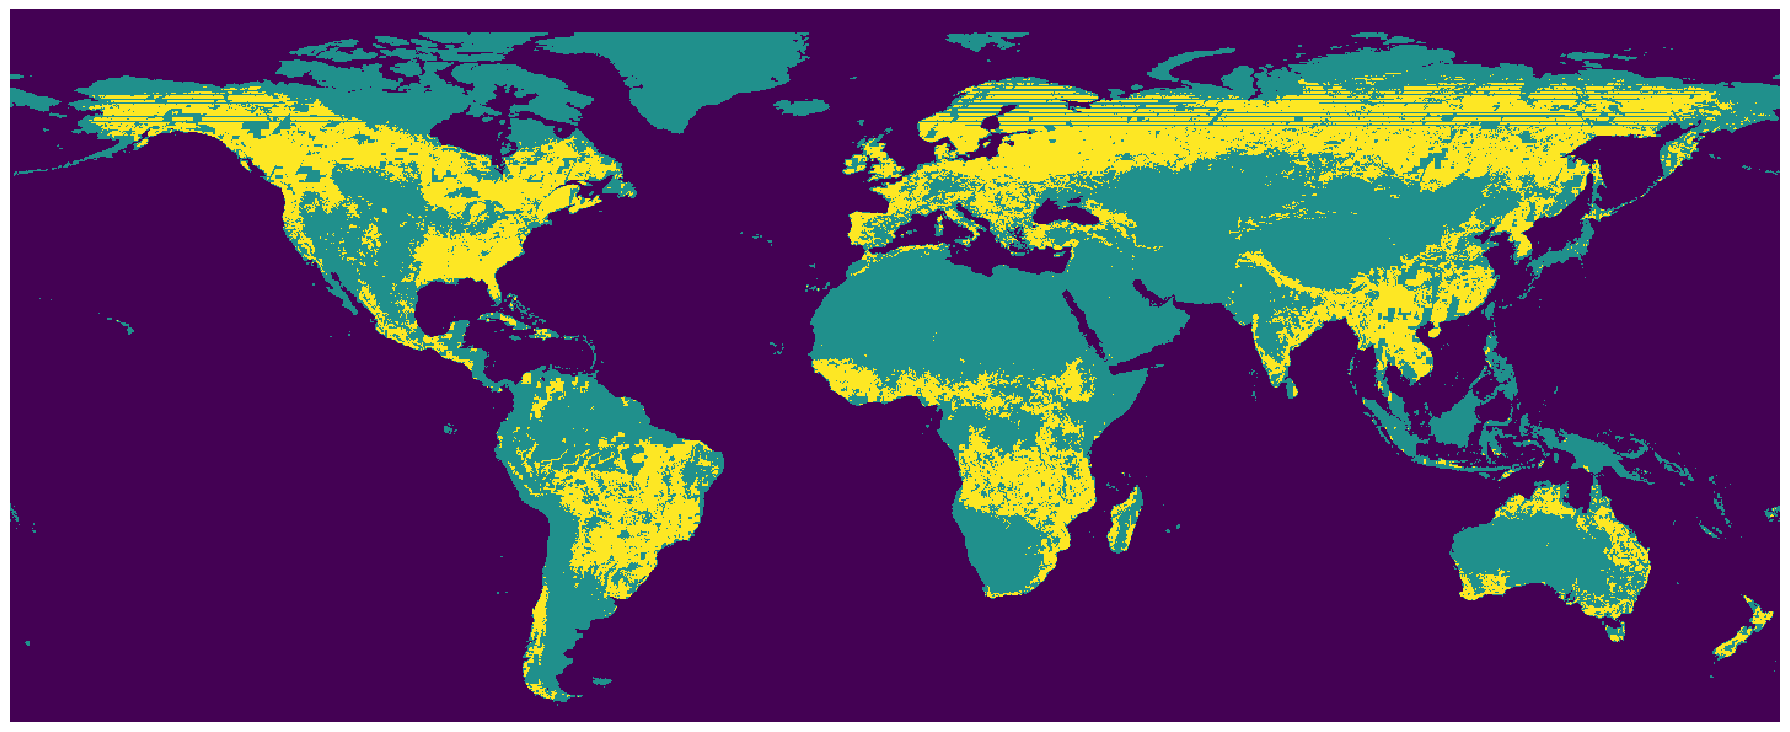
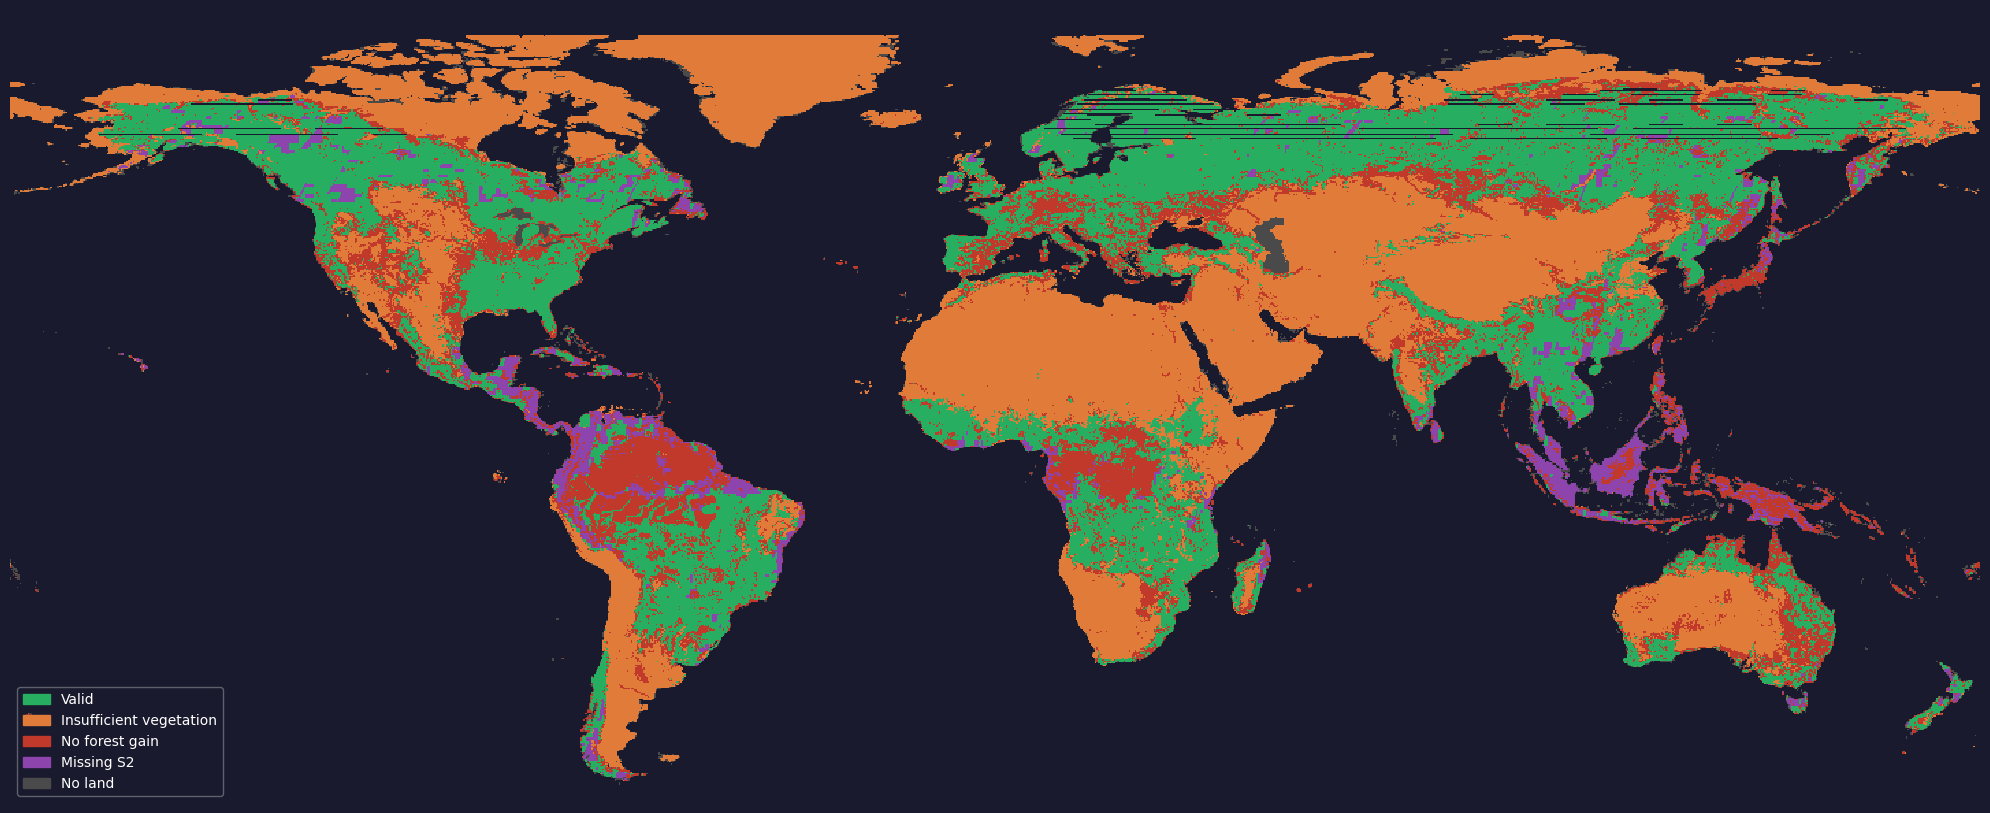
Code edit (unified diff) that turned the first committed figure into the second:
--- before
+++ after
@@ -2,4 +2,5 @@
 import numpy as np
 import matplotlib.pyplot as plt
+import matplotlib.patches as mpatches
 
 STEP = 0.25
@@ -11,24 +12,41 @@
 lat_bins = int(145 / STEP)
 
-all_grid = np.zeros((lat_bins, lon_bins), dtype=np.uint8)
-valid_grid = np.zeros((lat_bins, lon_bins), dtype=np.uint8)
+# 0 = empty
+# 1 = no_land
+# 2 = insufficient_veg
+# 3 = no_forest_gain
+# 4 = missing_s2
+# 5 = valid
+
+grid = np.zeros((lat_bins, lon_bins), dtype=np.uint8)
+
+REJECTION_CODE = {
+    "no_land": 1,
+    "insufficient_veg": 2,
+    "no_forest_gain": 3,
+    "missing_s2": 4,
+    "valid": 5,
+}
 
 
-def get_bounds(a):
-    p = a.get("properties", a)
-
-    return (
-        p.get("minLon"),
-        p.get("maxLon"),
-        p.get("minLat"),
-        p.get("maxLat"),
-    )
+def get_props(a):
+    return a.get("properties", a)
 
 
-def add_to_grid(aois, grid):
+def add_to_grid(aois):
     for a in aois:
-        min_lon, max_lon, min_lat, max_lat = get_bounds(a)
+        p = get_props(a)
+
+        min_lon = p.get("minLon")
+        max_lon = p.get("maxLon")
+        min_lat = p.get("minLat")
+        max_lat = p.get("maxLat")
+        reason = p.get("rejection_reason", "")
 
         if None in (min_lon, max_lon, min_lat, max_lat):
+            continue
+
+        code = REJECTION_CODE.get(reason, 0)
+        if code == 0:
             continue
 
@@ -40,32 +58,62 @@
 
         if 0 <= x < lon_bins and 0 <= y < lat_bins:
-            grid[y, x] = 1
+            grid[y, x] = code
 
-
-with open("data/aois/all_aois.json") as f:
-    all_aois = json.load(f)
 
 with open("data/aois/valid_aois.json") as f:
     valid_aois = json.load(f)
 
-add_to_grid(all_aois, all_grid)
-add_to_grid(valid_aois, valid_grid)
+with open("data/aois/rejected_aois.json") as f:
+    rejected_aois = json.load(f)
 
-# 0 = empty
-# 1 = search space
-# 2 = valid AOI
+add_to_grid(rejected_aois)
+add_to_grid(valid_aois)
 
-combined = all_grid.copy()
-combined[valid_grid == 1] = 2
+colors = [
+    "#1a1a2e",  # 0 empty
+    "#4a4a4a",  # 1 no_land
+    "#e07b39",  # 2 insufficient_veg
+    "#c0392b",  # 3 no_forest_gain
+    "#8e44ad",  # 4 missing_s2
+    "#27ae60",  # 5 valid
+]
 
-plt.figure(figsize=(18, 9))
+from matplotlib.colors import ListedColormap
 
-plt.imshow(
-    combined,
+cmap = ListedColormap(colors)
+
+plt.figure(figsize=(20, 10), facecolor="#1a1a2e")
+ax = plt.gca()
+ax.set_facecolor("#1a1a2e")
+
+ax.imshow(
+    grid,
     origin="lower",
     interpolation="nearest",
+    cmap=cmap,
+    vmin=0,
+    vmax=5,
 )
 
-plt.axis("off")
+legend_elements = [
+    mpatches.Patch(color="#27ae60", label="Valid"),
+    mpatches.Patch(color="#e07b39", label="Insufficient vegetation"),
+    mpatches.Patch(color="#c0392b", label="No forest gain"),
+    mpatches.Patch(color="#8e44ad", label="Missing S2"),
+    mpatches.Patch(color="#4a4a4a", label="No land"),
+]
+
+ax.legend(
+    handles=legend_elements,
+    loc="lower left",
+    framealpha=0.3,
+    facecolor="#1a1a2e",
+    edgecolor="white",
+    labelcolor="white",
+    fontsize=10,
+)
+
+ax.axis("off")
 plt.tight_layout()
+plt.savefig("data/aois/aoi_map.png", dpi=150, bbox_inches="tight", facecolor="#1a1a2e")
 plt.show()

Commit: finished aoi selection